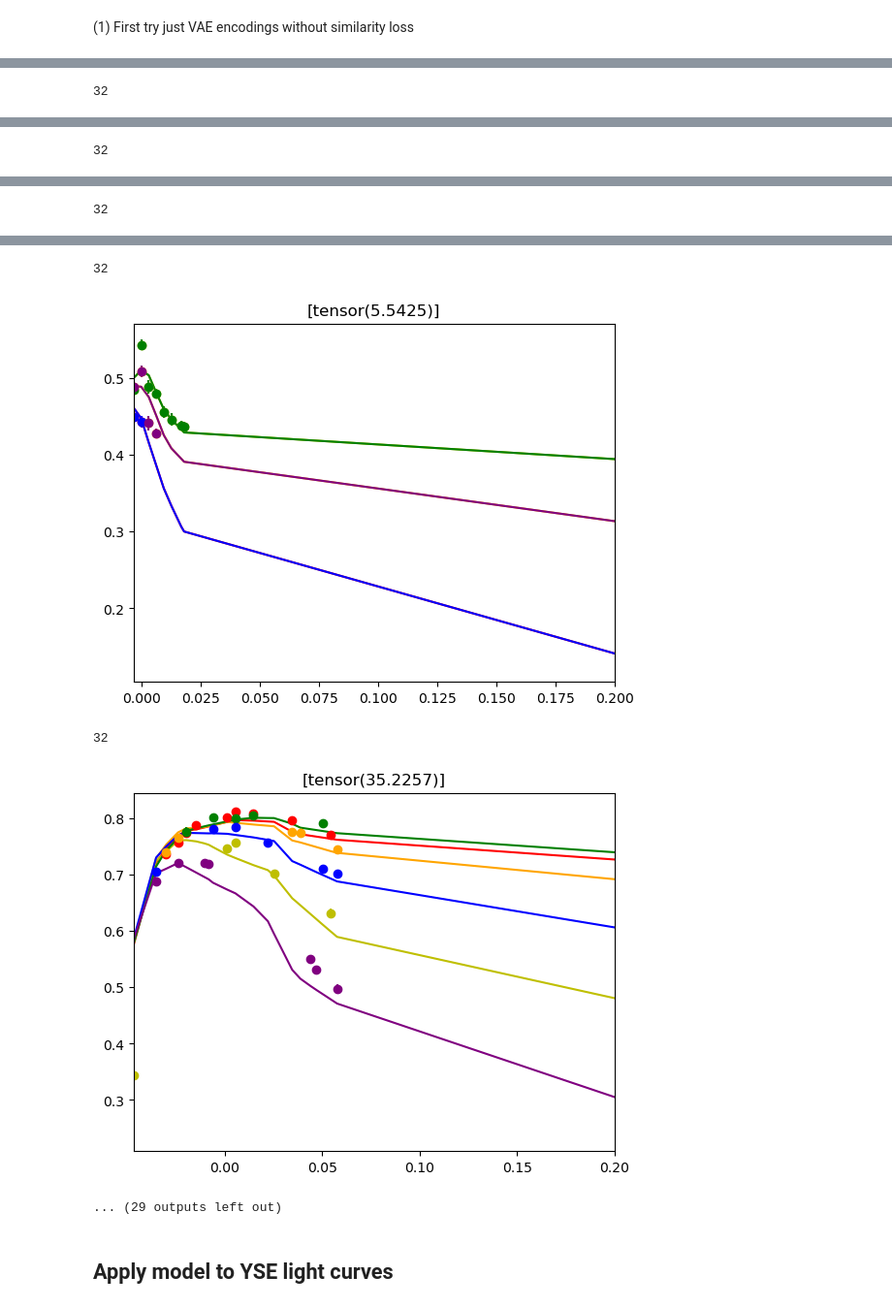
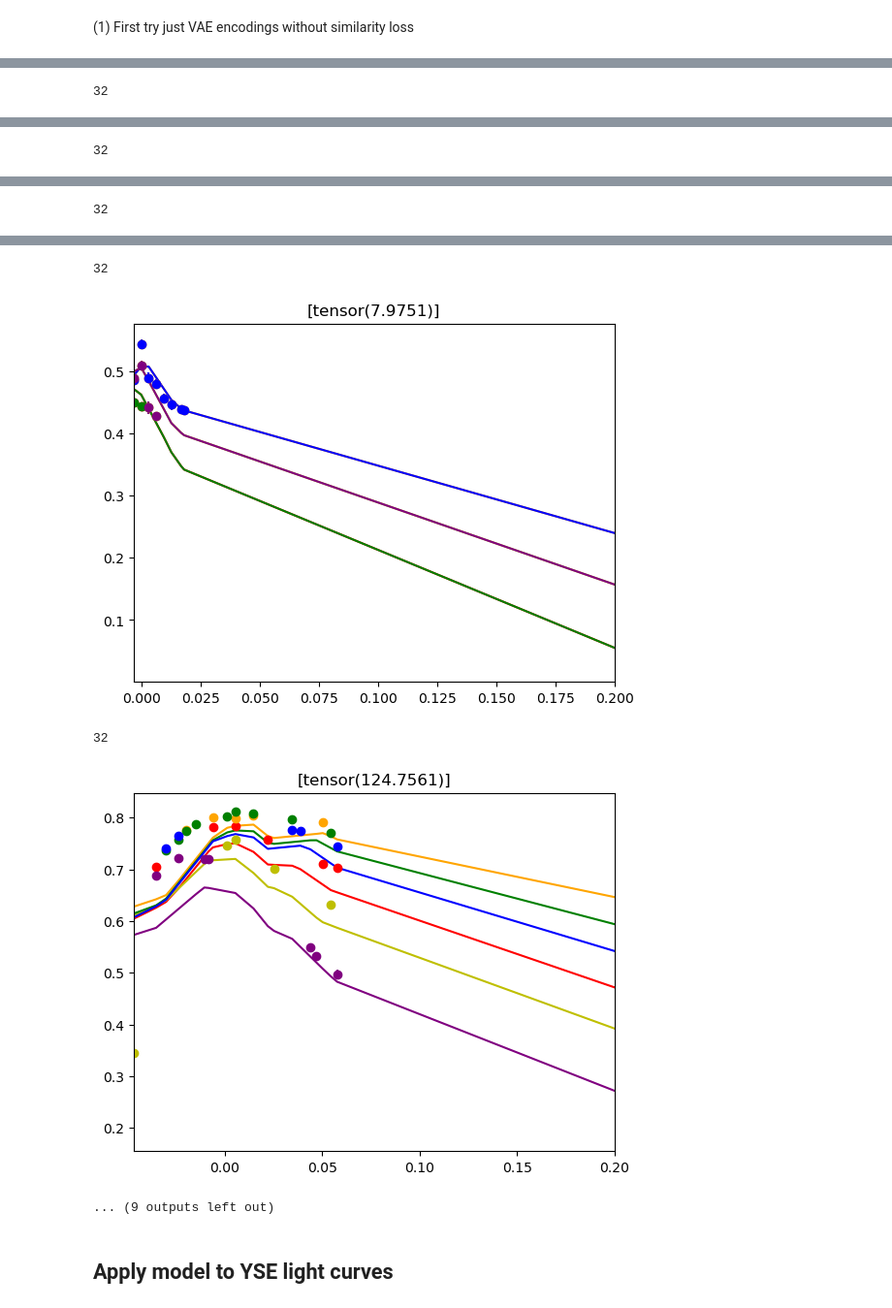
Before and after one commit to kdesoto-astro/survey-agnostic-sn-vae, a Jupyter notebook: data/intro_notebook.ipynb, the cells around one changed output, grey strips where cells are left out. Shown at 97% size. Drawn from its saved outputs; the diff is of its cells as text; code cells hidden in the pictures.

```diff
--- a/data/intro_notebook.ipynb
+++ b/data/intro_notebook.ipynb
@@ -232,7 +319,7 @@ OUTDIR = 'superraenn'
 sequence, outseq, loss_mask, ids, maxlen, nfilts = prep_input(LCFILE, save=True, outdir=OUTDIR)
 print(ids)
 device = 'cpu'
-model_fn = os.path.join(OUTDIR, "models_contrastive/model.pt")
+model_fn = os.path.join(OUTDIR, "contrastive_euclidean/model.pt")
 model = torch.load(model_fn).to(device)
 model.device = device
 
@@ -251,7 +338,7 @@ ids2 = out['ids']
 #assert(len(np.unique(ids2)) == len(ids2))
 #assert np.all(ids == ids2)
 
-for i in range(20):
+for i in range(10):
     dec = decodings[i]
     seq = sequence[i]
     loss_mask_x = loss_mask[i]
@@ -303,8 +391,8 @@ plt.show()
 32
-[figure, old version]
+[figure, new version]
 32
-[figure, old version]
+[figure, new version]
-... (29 outputs left out)
+... (9 outputs left out)
 # %% [markdown]
 ## Apply model to YSE light curves
 # %%
```
Also changed, not shown: parts of 3 cells of this notebook, 2 other files.
